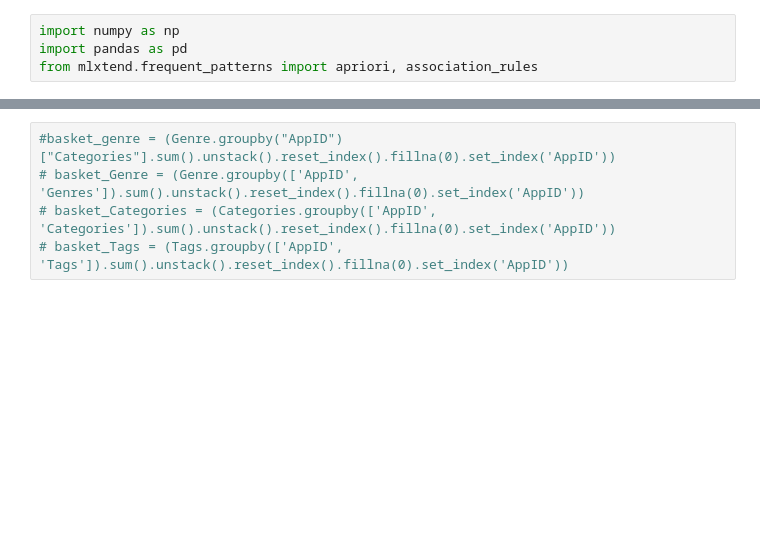
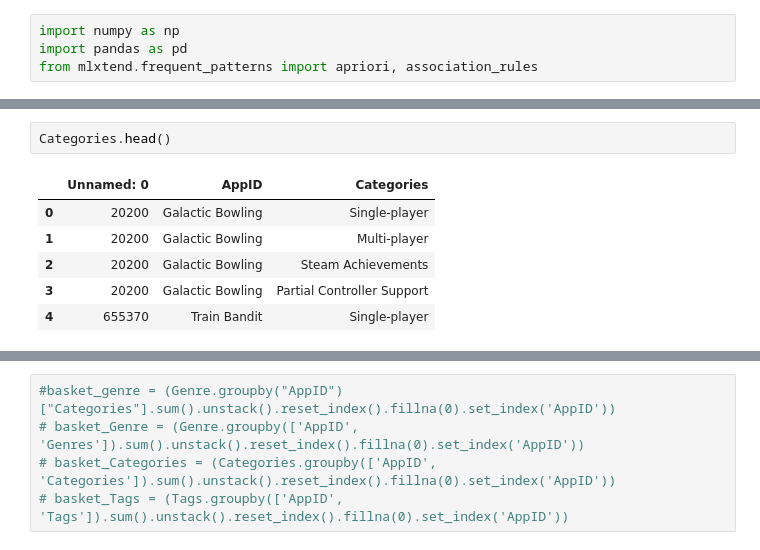
Before and after one commit to DollieSon/Dataset, a Jupyter notebook: reader.ipynb, the cells around one changed output, grey strips where cells are left out. Cells and saved outputs as stored; diff of their text form; blank space fills up the shorter version.

```diff
--- a/reader.ipynb
+++ b/reader.ipynb
@@ -10,3 +17,12 @@ Genre.head()
+# %%
+Categories.head()
+# %% [output]
+|  | Unnamed: 0 | AppID | Categories |
+| 0 | 20200 | Galactic Bowling | Single-player |
+| 1 | 20200 | Galactic Bowling | Multi-player |
+| 2 | 20200 | Galactic Bowling | Steam Achievements |
+| 3 | 20200 | Galactic Bowling | Partial Controller Support |
+| 4 | 655370 | Train Bandit | Single-player |
 # %%
 G_Col = Genre.columns.to_list()
 C_Col = Categories.columns.to_list()
```
Also changed, not shown: parts of 9 cells of this notebook, 14 other files.
